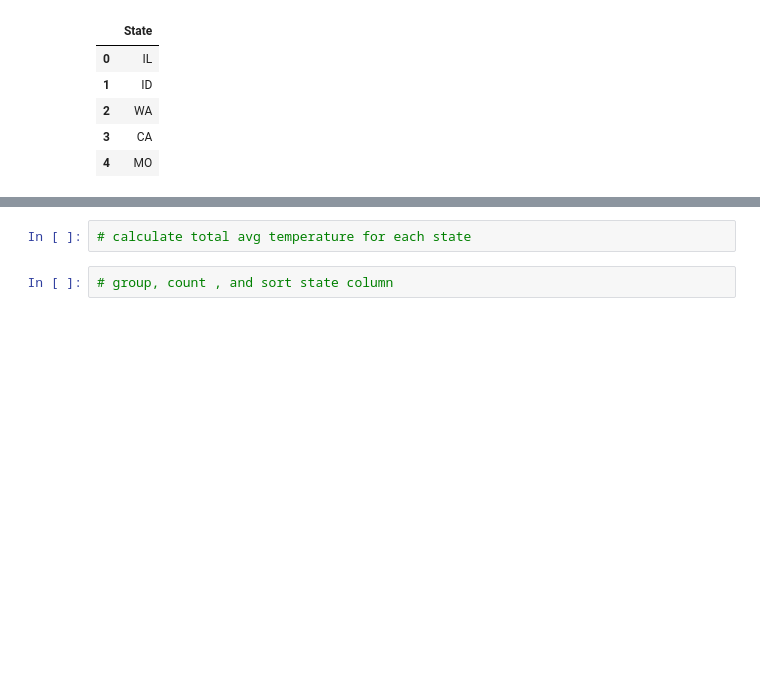
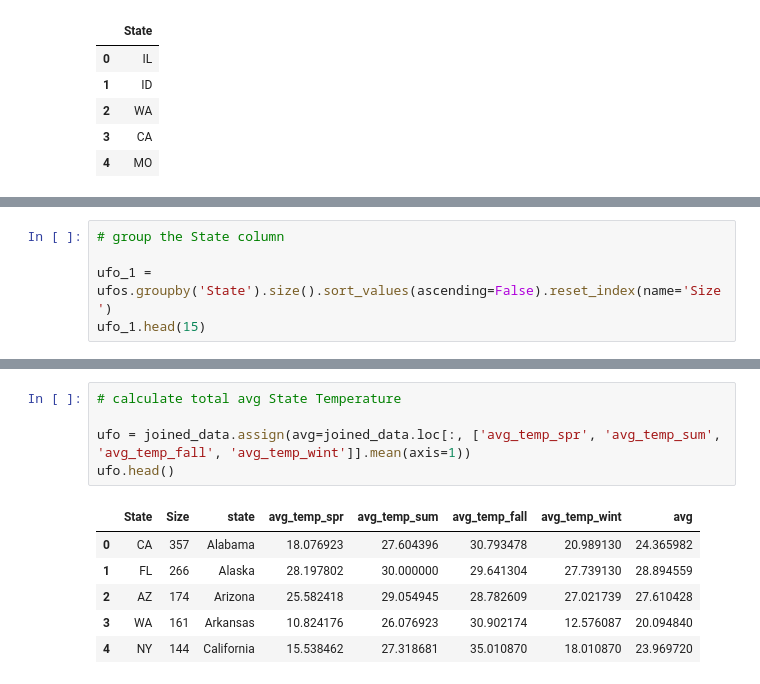
Before and after one commit to southsidefreddy/ufo_project, a Jupyter notebook: ufo.ipynb, the cells around one changed output, grey strips where cells are left out. Cells and saved outputs as stored; diff of their text form; blank space fills up the shorter version.

```diff
--- a/ufo.ipynb
+++ b/ufo.ipynb
@@ -98,0 +101,5 @@ ufos.head(5)
+# %%
+# group the State column
+
+ufo_1 = ufos.groupby('State').size().sort_values(ascending=False).reset_index(name='Size')
+ufo_1.head(15)
@@ -138,4 +160,12 @@ After joining the dataframes I would still like to do some cleaning.  I'd like t
-# %%
-# calculate total avg temperature for each state
-# %%
-# group, count , and sort state column
+# %%
+# calculate total avg State Temperature
+
+ufo = joined_data.assign(avg=joined_data.loc[:, ['avg_temp_spr', 'avg_temp_sum', 'avg_temp_fall', 'avg_temp_wint']].mean(axis=1))
+ufo.head()
+# %% [output]
+|  | State | Size | state | avg_temp_spr | avg_temp_sum | avg_temp_fall | avg_temp_wint | avg |
+| 0 | CA | 357 | Alabama | 18.076923 | 27.604396 | 30.793478 | 20.989130 | 24.365982 |
+| 1 | FL | 266 | Alaska | 28.197802 | 30.000000 | 29.641304 | 27.739130 | 28.894559 |
+| 2 | AZ | 174 | Arizona | 25.582418 | 29.054945 | 28.782609 | 27.021739 | 27.610428 |
+| 3 | WA | 161 | Arkansas | 10.824176 | 26.076923 | 30.902174 | 12.576087 | 20.094840 |
+| 4 | NY | 144 | California | 15.538462 | 27.318681 | 35.010870 | 18.010870 | 23.969720 |
```
Also changed, not shown: parts of 8 cells of this notebook.
